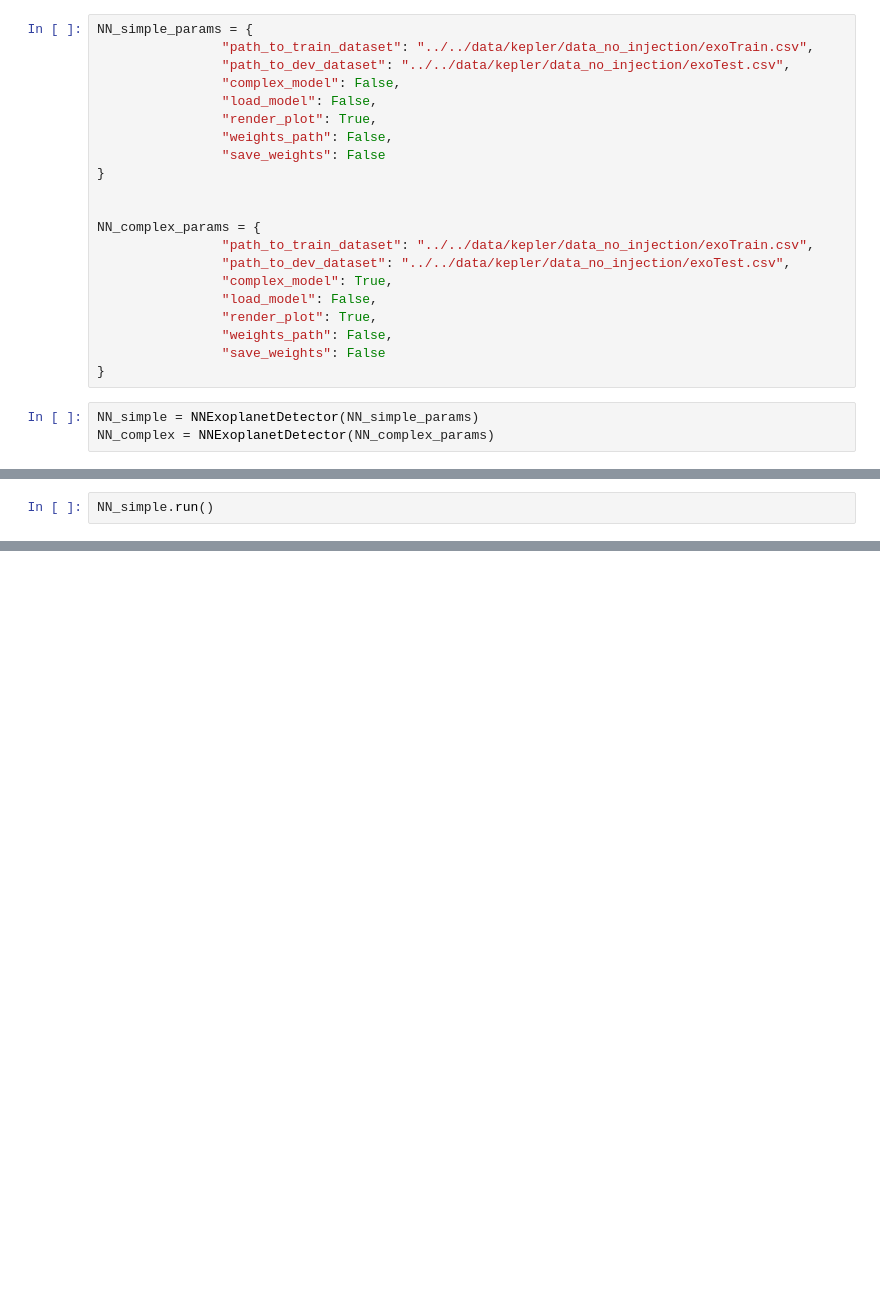
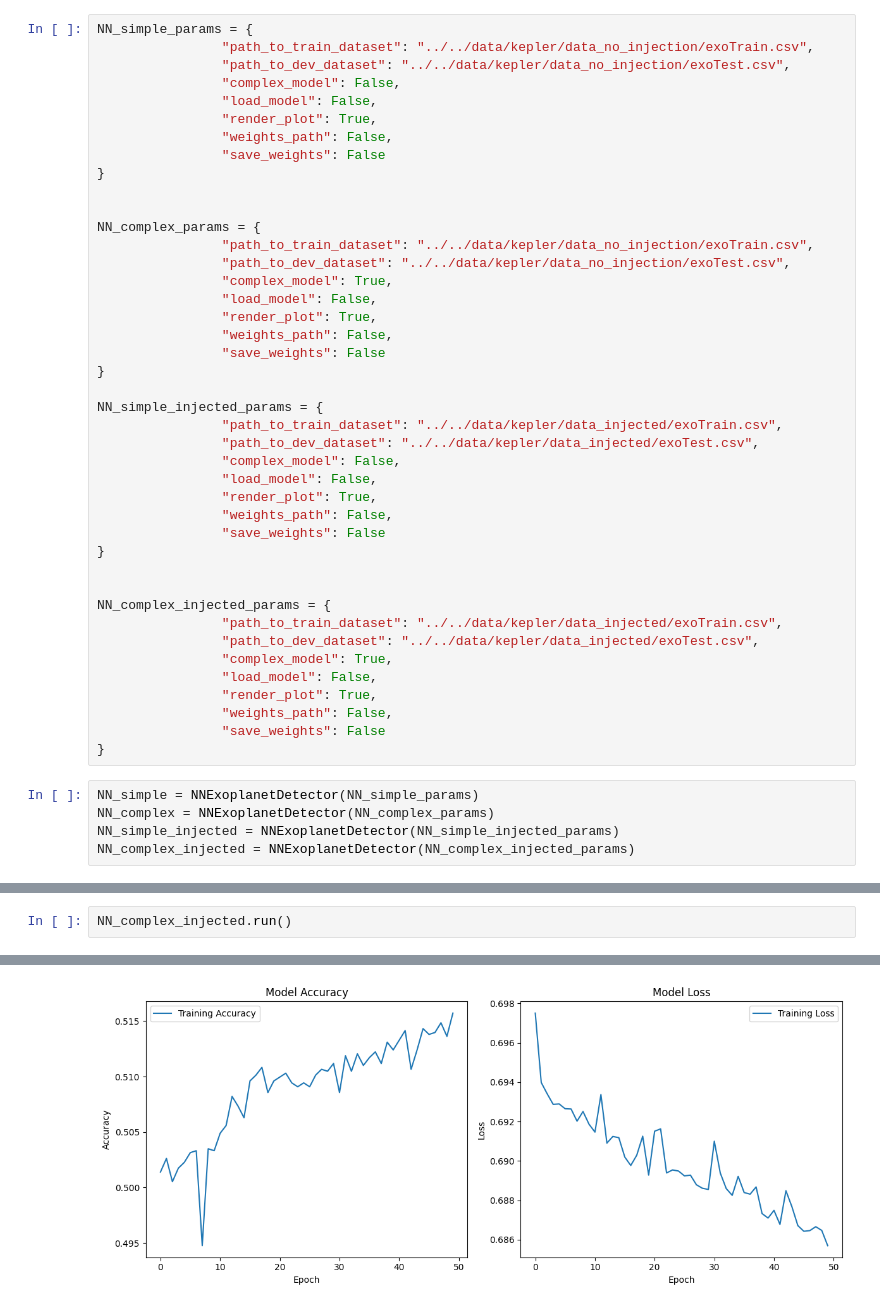
Before and after one commit to riccsimo/T_G_B_T, a Jupyter notebook: Assignment2/Task_F_G.ipynb, the cells around one changed output, grey strips where cells are left out. Drawn from its saved outputs; the diff is of its cells as text; blank space fills up the shorter version.

```diff
--- a/Assignment2/Task_F_G.ipynb
+++ b/Assignment2/Task_F_G.ipynb
@@ -29,6 +31,29 @@ NN_complex_params = {
                 "weights_path": False,
                 "save_weights": False
 }
+
+NN_simple_injected_params = {
+                "path_to_train_dataset": "../../data/kepler/data_injected/exoTrain.csv",
+                "path_to_dev_dataset": "../../data/kepler/data_injected/exoTest.csv",
+                "complex_model": False,
+                "load_model": False,
+                "render_plot": True,
+                "weights_path": False,
+                "save_weights": False
+}
+
+
+NN_complex_injected_params = {
+                "path_to_train_dataset": "../../data/kepler/data_injected/exoTrain.csv",
+                "path_to_dev_dataset": "../../data/kepler/data_injected/exoTest.csv",
+                "complex_model": True,
+                "load_model": False,
+                "render_plot": True,
+                "weights_path": False,
+                "save_weights": False
+}
 # %%
 NN_simple = NNExoplanetDetector(NN_simple_params)
 NN_complex = NNExoplanetDetector(NN_complex_params)
+NN_simple_injected = NNExoplanetDetector(NN_simple_injected_params)
+NN_complex_injected = NNExoplanetDetector(NN_complex_injected_params)
@@ -35,4 +64,4 @@ NN_complex = NNExoplanetDetector(NN_complex_params)
 # %%
-NN_simple.run()
+NN_complex_injected.run()
 # %% [output]
 Loading datasets...
@@ -39,0 +99 @@ ParserError: Error tokenizing data. C error: Calling read(nbytes) on source fail
+[figure, added]
```
Also changed, not shown: parts of 6 cells of this notebook, 5 other files.
